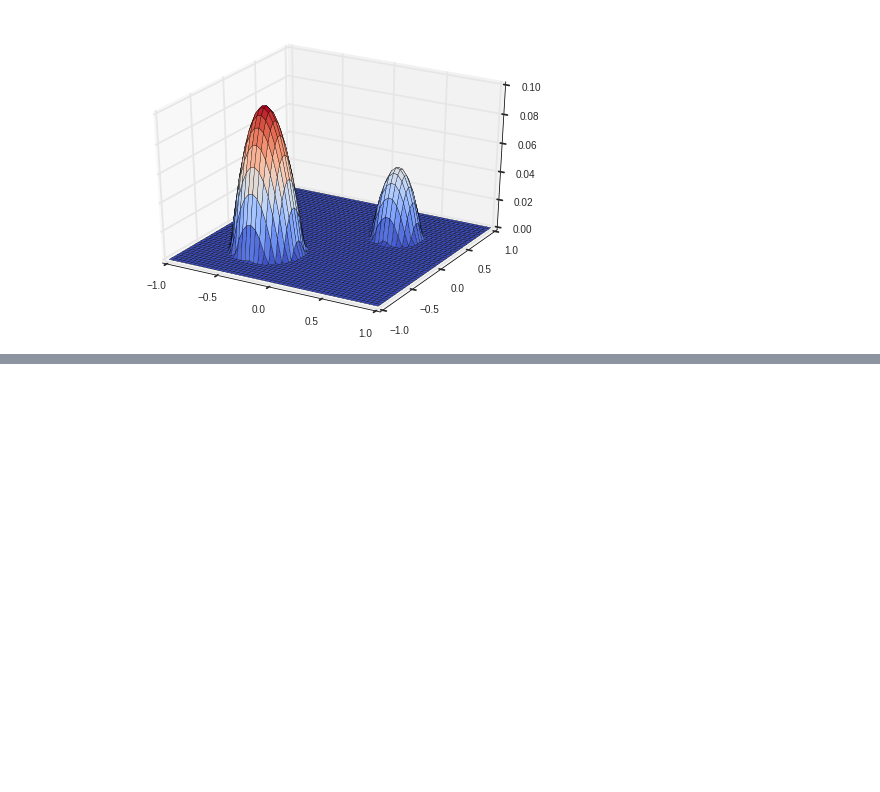
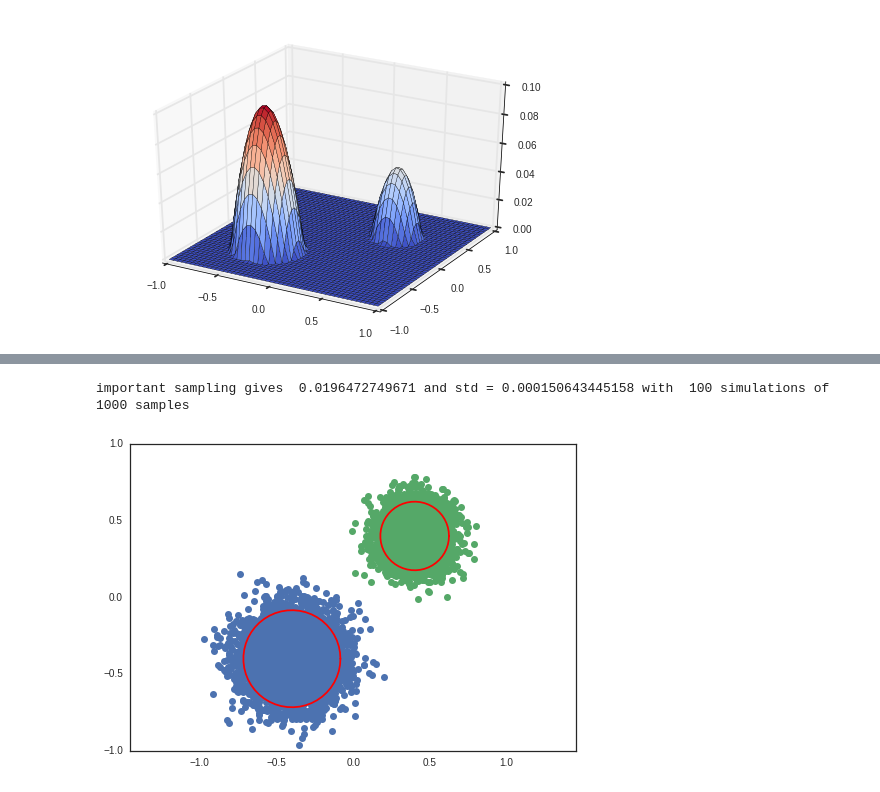
Before and after one commit to kevinchen1000/2016, a Jupyter notebook: Homework/AM207_yufengkevinchen_HW1.ipynb, the cells around one changed output, grey strips where cells are left out. Saved outputs shown, nothing was run; the diff lists cells and outputs as text; code cells hidden in the pictures; blank space fills up the shorter version.

Commit message:
finish importance sampling

```diff
--- a/Homework/AM207_yufengkevinchen_HW1.ipynb
+++ b/Homework/AM207_yufengkevinchen_HW1.ipynb
@@ -618 +644,67 @@ if __name__ == '__main__':
 [figure]
+# %%
+#importance sampling through using 2 normal distribution
+mean1 = [-0.4, -0.4]
+cov1 = 0.25* np.array([[0.1, 0],[0, 0.1]])
+mean2 = [0.4, 0.4]
+cov2 = 0.25* np.array([[0.05, 0],[0, 0.05]])
+x1, y1 = np.random.multivariate_normal(mean1, cov1, 5000).T
+x2, y2 = np.random.multivariate_normal(mean2, cov2, 5000).T
+r1 = np.sqrt(0.1)
+r2 = np.sqrt(0.05)
+theta = np.linspace(0,2*np.pi,50)
+plt.plot(x1, y1,'o')
+plt.plot(x2, y2,'o')
+plt.plot(r1*np.cos(theta)-0.4, r1*np.sin(theta)-0.4,'r-')
+plt.plot(r2*np.cos(theta)+0.4, r2*np.sin(theta)+0.4,'r-')
+plt.axis('equal')
+plt.xlim(-1,1)
+plt.ylim(-1,1)
+
+#importance sampling mc integration
+rv1 = scipy.stats.multivariate_normal(mean1,cov1)
+rv2 = scipy.stats.multivariate_normal(mean2,cov2)
+
+prob1 = scipy.integrate.dblquad(lambda x,y: rv1.pdf([x,y]),-0.4-r1,-0.4+r1,\
+                                lambda y: -0.4 -r1, lambda y: -0.4 +r1)
+
+prob2 = scipy.integrate.dblquad(lambda x,y: rv2.pdf([x,y]), 0.4-r2, 0.4+r2,\
+                                lambda y:  0.4 -r2, lambda y: 0.4 +r2)
+
+#print prob1, prob2
+
+
+num_sim = 100
+N = 1000
+area = 4
+Imc_im = np.zeros(num_sim,dtype = 'float')
+
+for i in xrange(num_sim):
+    N_1 = 0.8 * N
+    x1,y1 = np.random.multivariate_normal(mean1, cov1, N).T
+    ind_1 = (x1 > -0.4-r1) & (x1 < -0.4+r1) & (y1 > -0.4-r1) & (y1 < -0.4+r1)
+    x1 = x1[ind_1]
+    y1 = y1[ind_1]
+
+    pos1 = np.empty(x1.shape + (2,))
+    pos1[:,0]=x1
+    pos1[:,1]=y1
+    Imc_im[i] = np.mean(f(x1,y1)/rv1.pdf(pos1)) * prob1[0]
+    #print np.mean(f(x1,y1))
+
+    N_2 = 0.2 * N
+    x2, y2 = np.random.multivariate_normal(mean2, cov2, N).T
+    ind_2 = (x2 > 0.4-r2) & (x2 < 0.4+r2) & (y2 > 0.4-r2) & (y2 < 0.4+r2)
+    x2 = x2[ind_2]
+    y2 = y2[ind_2]
+
+    pos2 = np.empty(x2.shape + (2,))
+    pos2[:,0]=x2
+    pos2[:,1]=y2
+    Imc_im[i] = Imc_im[i] + np.mean(f(x2,y2)/rv2.pdf(pos2)) * prob2[0]
+
+print "important sampling gives ", np.mean(Imc_im), "and std =", np.std(Imc_im), \
+      "with ", num_sim, "simulations of ", N, "samples"
+# %% [output]
+important sampling gives  0.0196472749671 and std = 0.000150643445158 with  100 simulations of  1000 samples
+[figure, added]
```
Also changed, not shown: parts of 9 cells of this notebook.
